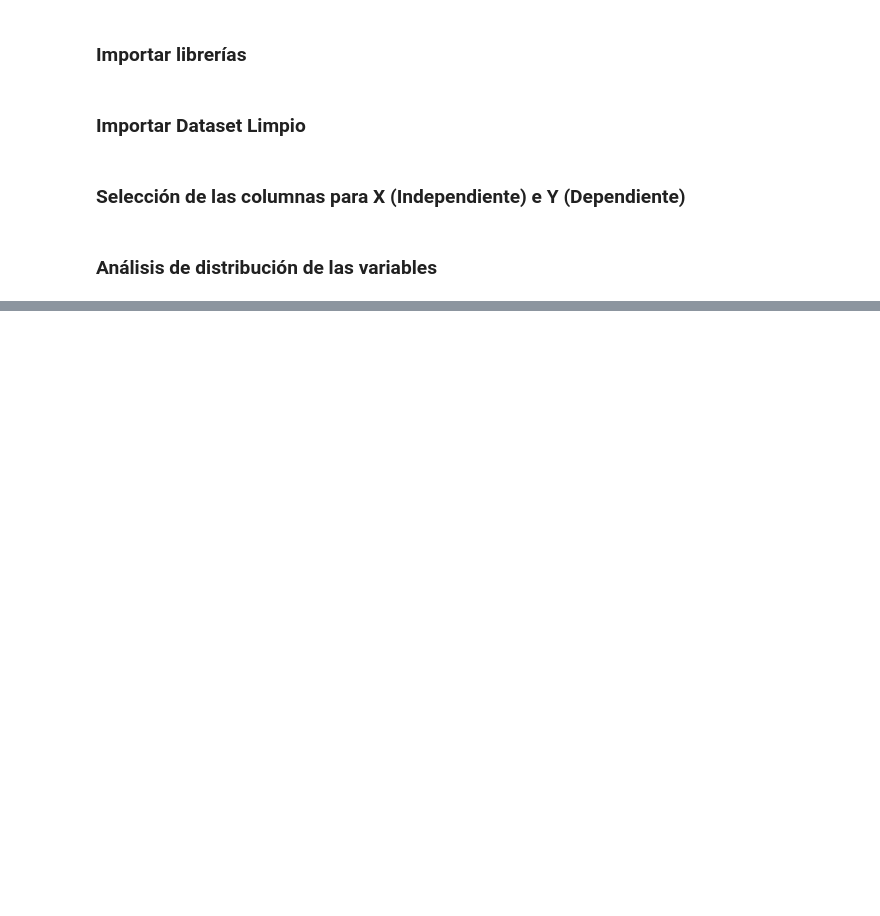
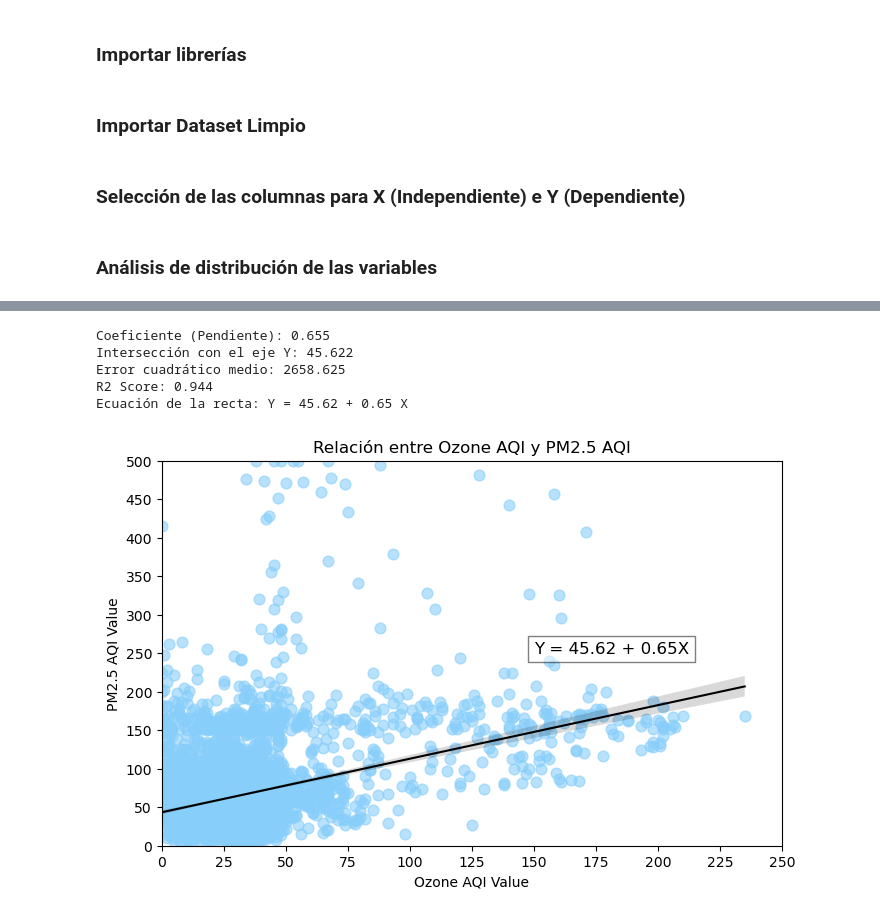
Before and after one commit to ctobar96/Global-Air-Pollution-, a Jupyter notebook: notebooks/004_Regresion_Lineal.ipynb, the cells around one changed output, grey strips where cells are left out. Drawn from its saved outputs; the diff is of its cells as text; code cells hidden in the pictures; blank space fills up the shorter version.

Commit message:
Modelo de regresión, utilizando la librería Scikit-Learn

```diff
--- a/notebooks/004_Regresion_Lineal.ipynb
+++ b/notebooks/004_Regresion_Lineal.ipynb
@@ -53,0 +147,65 @@ plt.figure(figsize=(14,6))
+# %%
+# Creación de los conjuntos de entrenamiento y prueba
+X_reshape = X.values.reshape(-1, 1)
+
+X_train, X_test, y_train, y_test = train_test_split(X_reshape, Y, test_size=0.20, random_state=42)
+
+# Crear el model de regresión lineal
+model = LinearRegression()
+
+# Entrenar el modelo
+model.fit(X_train, y_train)
+
+# Realizar predicciones sobre los datos de prueba
+y_pred = model.predict(X_test)
+
+# Mostrar coeficientes
+pendiente = model.coef_[0]
+interseccion = model.intercept_
+r_square = r2_score(y_test, y_pred)
+mse = mean_squared_error(y_test, y_pred)
+
+print(f"Coeficiente (Pendiente): {pendiente:.3f}")
+print(f"Intersección con el eje Y: {interseccion:.3f}")
+print(f"Error cuadrático medio: {mse:.3f}")
+print(f'R2 Score: {r2:.3f}')
+
+print(f"Ecuación de la recta: Y = {interseccion:.2f} + {pendiente:.2f} X")
+# %% [output]
+Coeficiente (Pendiente): 0.655
+Intersección con el eje Y: 45.622
+Error cuadrático medio: 2658.625
+R2 Score: 0.944
+Ecuación de la recta: Y = 45.62 + 0.65 X
+# %%
+# Graficar los resultados
+plt.figure(figsize=(8,5))
+sns.regplot(
+    x= X_test.flatten(),
+    y= y_test,
+   scatter_kws= {
+       'alpha': 0.6,
+       's': 60, # Tamaño de los puntos
+       'color': 'lightskyblue'
+   },
+   line_kws= {'color': 'black', 'lw': 1.5} # Línea de tendencia
+)
+
+
+# Mostrar la ecuación en el gráfico
+ecuacion = f"Y = {interseccion:.2f} + {pendiente:.2f}X"
+plt.text(X_test.min()+150, y_test.max()/2, ecuacion, fontsize=12, color="black", bbox=dict(facecolor="white", alpha=0.5))
+
+# Modificar los intervalos en el eje X y Y
+plt.xticks(np.arange(0, 275, 25))  # Valores de 25 en 25 en el eje X
+plt.yticks(np.arange(0, 550, 50))  # Valores de 25 en 25 en el eje Y
+
+plt.xlim(0, 250)  # Límite del eje X de 0 a 500
+plt.ylim(0, 500)  # Límite del eje Y de 0 a 300
+
+plt.title('Relación entre Ozone AQI y PM2.5 AQI')
+plt.xlabel('Ozone AQI Value')
+plt.ylabel('PM2.5 AQI Value')
+plt.show()
+# %% [output]
+[figure, added]
```
Also changed, not shown: parts of 18 cells of this notebook.
